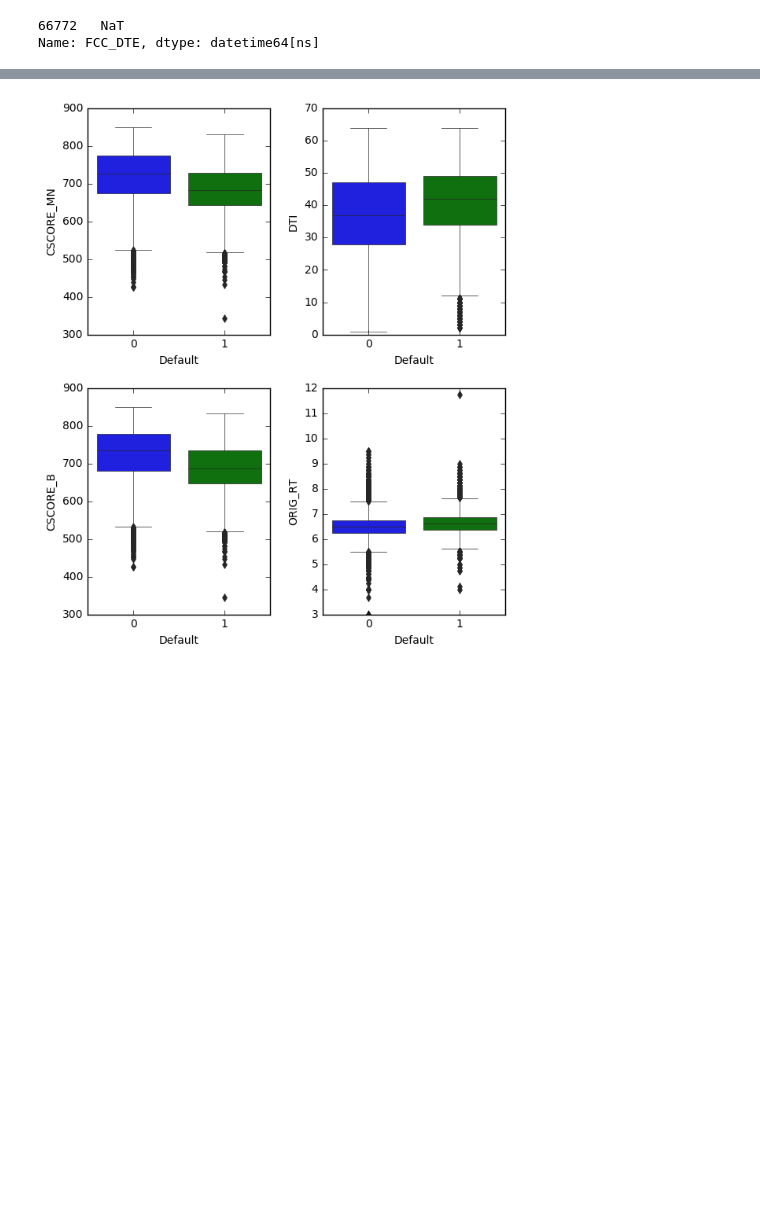
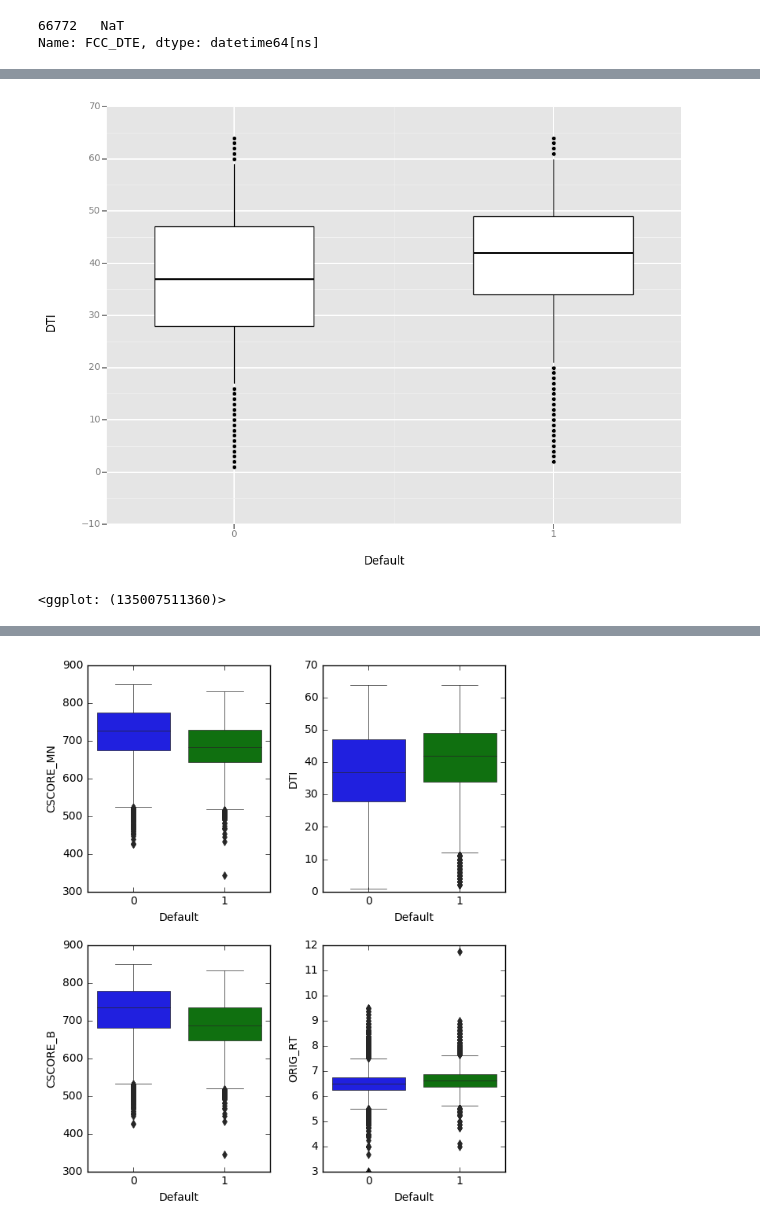
Before and after one commit to ferrarisf50/Fannie-Mae-single-family-mortgage-loan-data, a Jupyter notebook: Predict_default.ipynb, the cells around one changed output, grey strips where cells are left out. Drawn from its saved outputs; the diff is of its cells as text; code cells hidden in the pictures; blank space fills up the shorter version.

```diff
--- a/Predict_default.ipynb
+++ b/Predict_default.ipynb
@@ -284,0 +265,5 @@ test_rf["Fare"]=test_rf["Fare"].fillna(test_rf["Fare"].median())
+# %%
+ggplot(aes(x='Default',y='DTI'),data=Combined_Data[Combined_Data['DTI'].notnull()])+geom_boxplot()
+# %% [output]
+[figure, added]
+<ggplot: (135007511360)>
```
Also changed, not shown: parts of 15 cells of this notebook.
